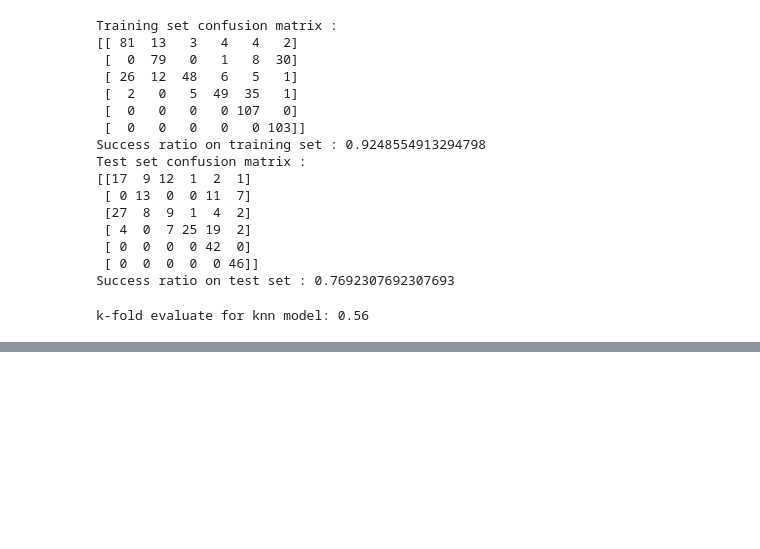
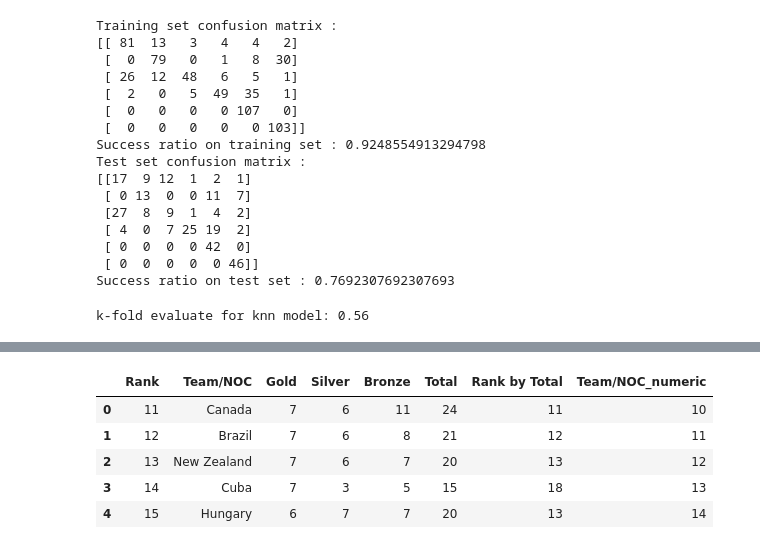
Before and after one commit to mvaghei78/data-mining-on-2021_Olympics, a Jupyter notebook: mining_on_2021_Olympics.ipynb, the cells around one changed output, grey strips where cells are left out. Saved outputs shown, nothing was run; the diff lists cells and outputs as text; code cells hidden in the pictures; blank space fills up the shorter version.

```diff
--- a/mining_on_2021_Olympics.ipynb
+++ b/mining_on_2021_Olympics.ipynb
@@ -1516,0 +1545,9 @@ k-fold evaluate for knn model: 0.56
+# %%
+medals_for_model.head()
+# %% [output]
+|  | Rank | Team/NOC | Gold | Silver | Bronze | Total | Rank by Total | Team/NOC_numeric |
+| 0 | 11 | Canada | 7 | 6 | 11 | 24 | 11 | 10 |
+| 1 | 12 | Brazil | 7 | 6 | 8 | 21 | 12 | 11 |
+| 2 | 13 | New Zealand | 7 | 6 | 7 | 20 | 13 | 12 |
+| 3 | 14 | Cuba | 7 | 3 | 5 | 15 | 18 | 13 |
+| 4 | 15 | Hungary | 6 | 7 | 7 | 20 | 13 | 14 |
```
Also changed, not shown: parts of 45 cells of this notebook, 1 other file.
